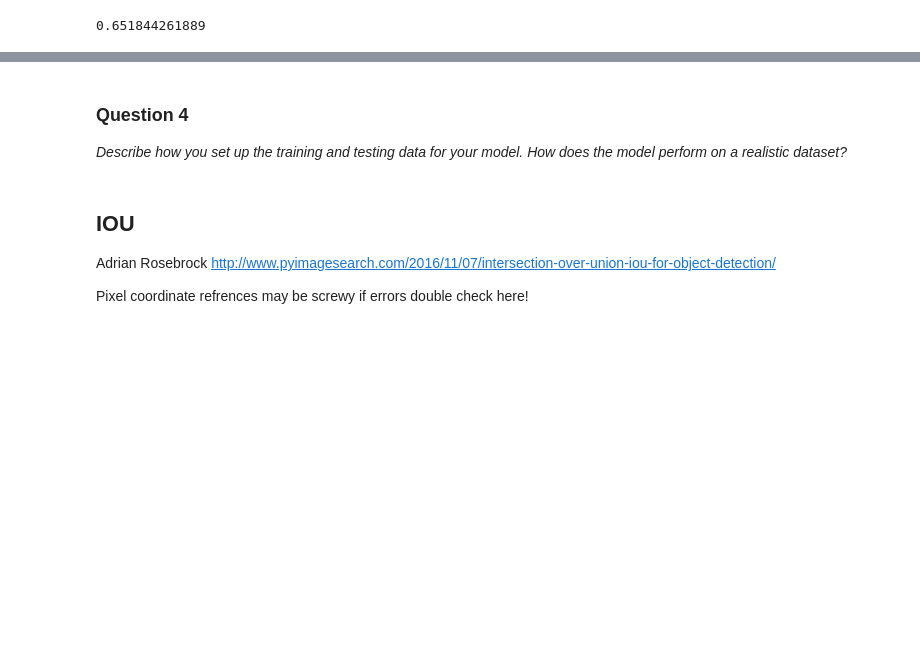
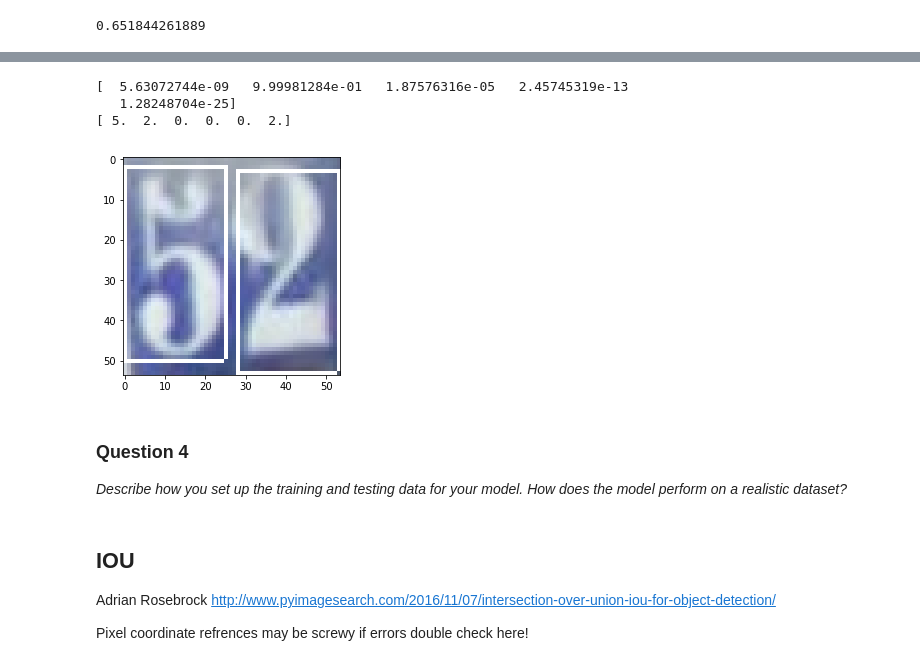
Before and after one commit to mamundson41/machine-learning, a Jupyter notebook: projects/digit_recognition/digit_recognition_IOUbox10.ipynb, the cells around one changed output, grey strips where cells are left out. Drawn from its saved outputs; the diff is of its cells as text; code cells hidden in the pictures; blank space fills up the shorter version.

Commit message:
Display predicted boxes on images

```diff
--- a/projects/digit_recognition/digit_recognition_IOUbox10.ipynb
+++ b/projects/digit_recognition/digit_recognition_IOUbox10.ipynb
@@ -165,0 +206,15 @@ for epoch in xrange(5):
+# %%
+import keras
+conv_net = keras.models.load_model('CNNBBRexpr10.h5')
+# %%
+#validation test
+from math import floor
+batch_size = 32
+total_batches =int(floor(len(data['left'])/batch_size))
+train_batches=int(floor(0.9*total_batches))
+start_index = train_batches*batch_size
+stop_index = (total_batches)*batch_size
+batch = batcher(data, start_index, stop_index,batch_size = 32)
+# Fit the model
+print conv_net.evaluate(batch['image'],batch['label_list'],batch_size=400)
+print conv_net.metrics_names
@@ -229,6 +279,5 @@ conv_net = keras.models.load_model('CNNBBR.h5')
 # %%
-#batch['image'] = np.stack(batch['image'])/255.0-1.0
-for itr in xrange(10):
+def view_image(index, batch)
     plt.figure()
-    plt.imshow(batch['image'][itr]+0.5)
-    print batch['label'][itr]
+    plt.imshow(batch['image'][index]+0.5)
+    print batch['label'][index]
@@ -298,3 +291,25 @@ print 'sequence acc' , seq_acc
+# %%
+def view_pred (batch, predictions, index):
+    num_pix = 53
+    clip_pred = np.clip(predictions[6][index],0.0,1.0)
+    top = (clip_pred[0:5]*num_pix).astype(int)
+    bottom = (clip_pred[5:10]*num_pix).astype(int)
+    left =(clip_pred[10:15]*num_pix).astype(int)
+    right = (clip_pred[15:20]*num_pix).astype(int)
+    print predictions[5][index]
+    for itr in xrange(5):
+        batch['image'][index][top[itr],left[itr]:right[itr],:]=0.5
+        batch['image'][index][top[itr]:bottom[itr],left[itr],:]=0.5
+        batch['image'][index][top[itr]:bottom[itr],right[itr],:]=0.5
+        batch['image'][index][bottom[itr],left[itr]:right[itr],:]=0.5
+    view_image(index,batch)
+# %%
+view_pred(batch,predictions,1)
+# %% [output]
+[  5.63072744e-09   9.99981284e-01   1.87576316e-05   2.45745319e-13
+   1.28248704e-25]
+[ 5.  2.  0.  0.  0.  2.]
+[figure, added]
 # %% [markdown]
 ### Question 4
 _Describe how you set up the training and testing data for your model. How does the model perform on a realistic dataset?_
```
Also changed, not shown: parts of 17 cells of this notebook.
